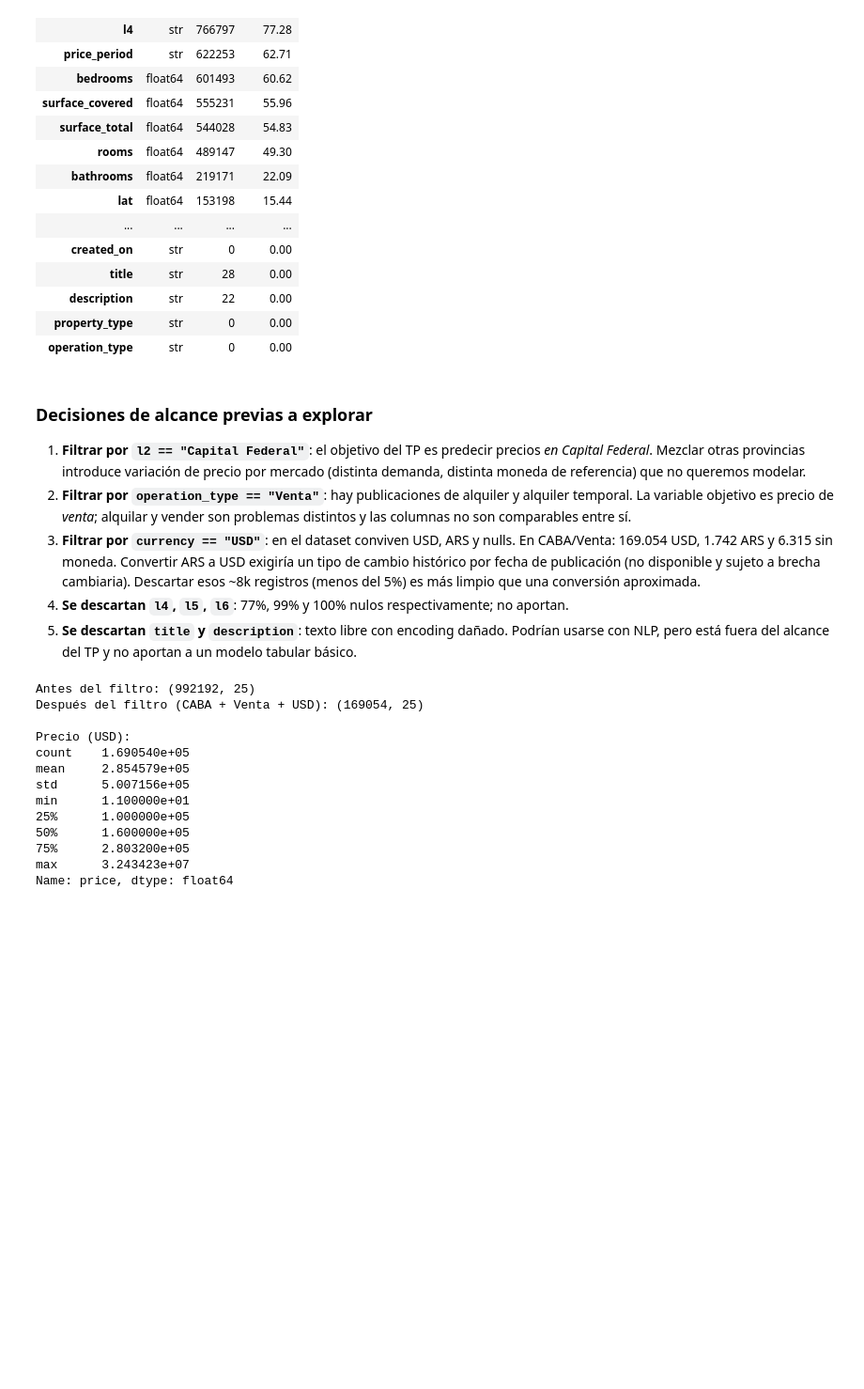
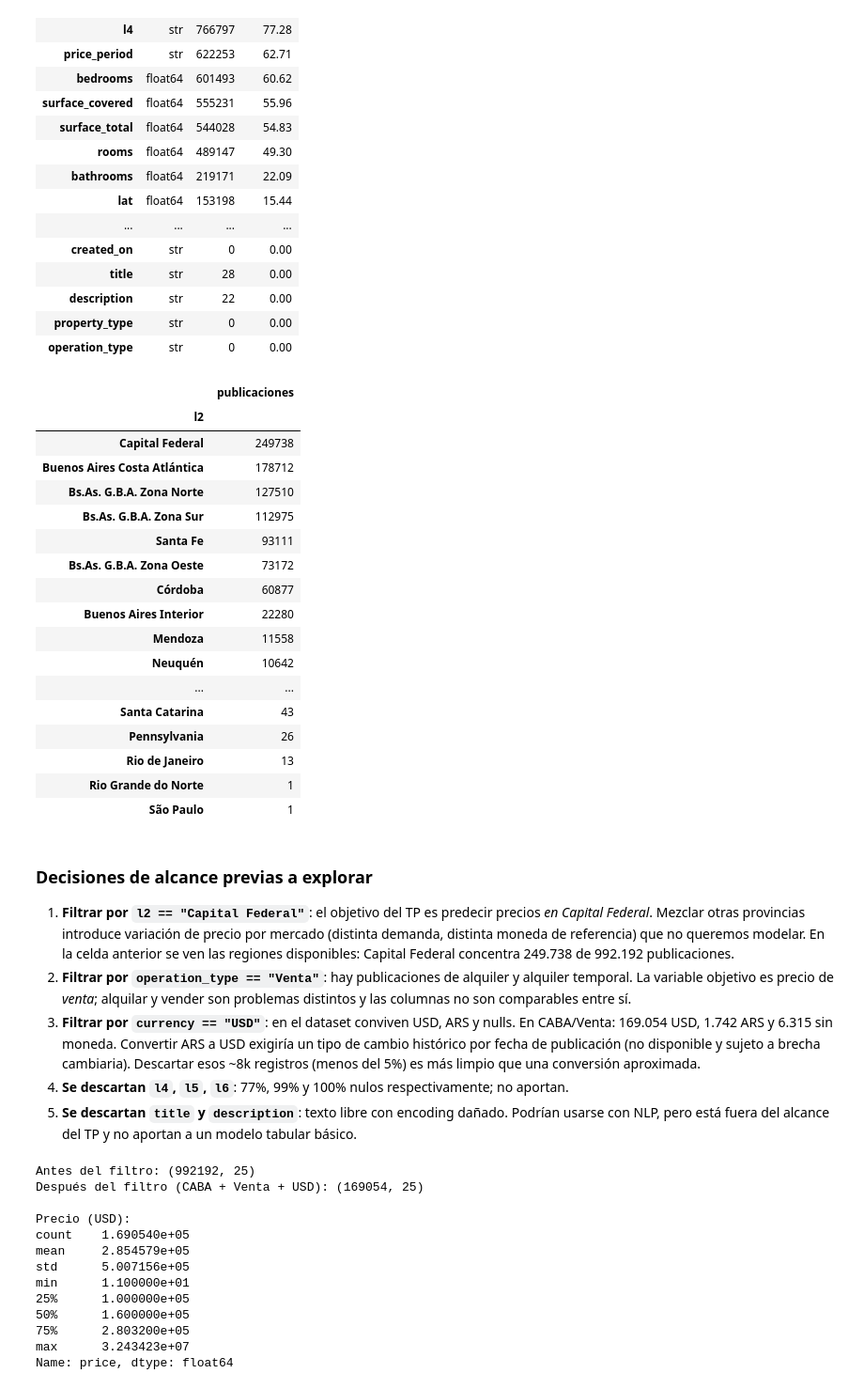
Before and after one commit to andyranitzsch/itba-machine-learning-course, a Jupyter notebook: TP_MLE.ipynb, the cells around one changed output. Shown at 94% size. Drawn from its saved outputs; the diff is of its cells as text; code cells hidden in the pictures; blank space fills up the shorter version.

Commit message:
Add l2 region breakdown cell to EDA section

```diff
--- a/TP_MLE.ipynb
+++ b/TP_MLE.ipynb
@@ -59,10 +59,32 @@ resumen.sort_values("% nulos", ascending=False)
 | description | str | 22 | 0.00 |
 | property_type | str | 0 | 0.00 |
 | operation_type | str | 0 | 0.00 |
+# %%
+# Regiones (l2) presentes en el dataset: cuántas filas hay de cada una
+df_raw["l2"].value_counts(dropna=False).rename_axis("l2").rename("publicaciones").to_frame()
+# %% [output]
+|  | publicaciones |
+| l2 |  |
+| Capital Federal | 249738 |
+| Buenos Aires Costa Atlántica | 178712 |
+| Bs.As. G.B.A. Zona Norte | 127510 |
+| Bs.As. G.B.A. Zona Sur | 112975 |
+| Santa Fe | 93111 |
+| Bs.As. G.B.A. Zona Oeste | 73172 |
+| Córdoba | 60877 |
+| Buenos Aires Interior | 22280 |
+| Mendoza | 11558 |
+| Neuquén | 10642 |
+| ... | ... |
+| Santa Catarina | 43 |
+| Pennsylvania | 26 |
+| Rio de Janeiro | 13 |
+| Rio Grande do Norte | 1 |
+| São Paulo | 1 |
 # %% [markdown]
 ### Decisiones de alcance previas a explorar
 
-1. **Filtrar por `l2 == "Capital Federal"`**: el objetivo del TP es predecir precios *en Capital Federal*. Mezclar otras provincias introduce variación de precio por mercado (distinta demanda, distinta moneda de referencia) que no queremos modelar.
+1. **Filtrar por `l2 == "Capital Federal"`**: el objetivo del TP es predecir precios *en Capital Federal*. Mezclar otras provincias introduce variación de precio por mercado (distinta demanda, distinta moneda de referencia) que no queremos modelar. En la celda anterior se ven las regiones disponibles: Capital Federal concentra 249.738 de 992.192 publicaciones.
 2. **Filtrar por `operation_type == "Venta"`**: hay publicaciones de alquiler y alquiler temporal. La variable objetivo es precio de *venta*; alquilar y vender son problemas distintos y las columnas no son comparables entre sí.
 3. **Filtrar por `currency == "USD"`**: en el dataset conviven USD, ARS y nulls. En CABA/Venta: 169.054 USD, 1.742 ARS y 6.315 sin moneda. Convertir ARS a USD exigiría un tipo de cambio histórico por fecha de publicación (no disponible y sujeto a brecha cambiaria). Descartar esos ~8k registros (menos del 5%) es más limpio que una conversión aproximada.
 4. **Se descartan `l4`, `l5`, `l6`**: 77%, 99% y 100% nulos respectivamente; no aportan.
```
Also changed, not shown: 1 other file.
